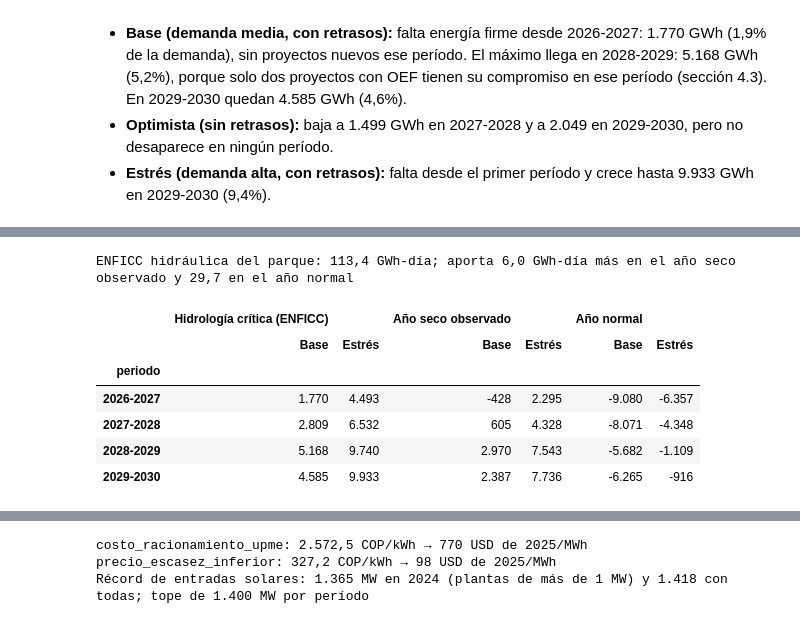
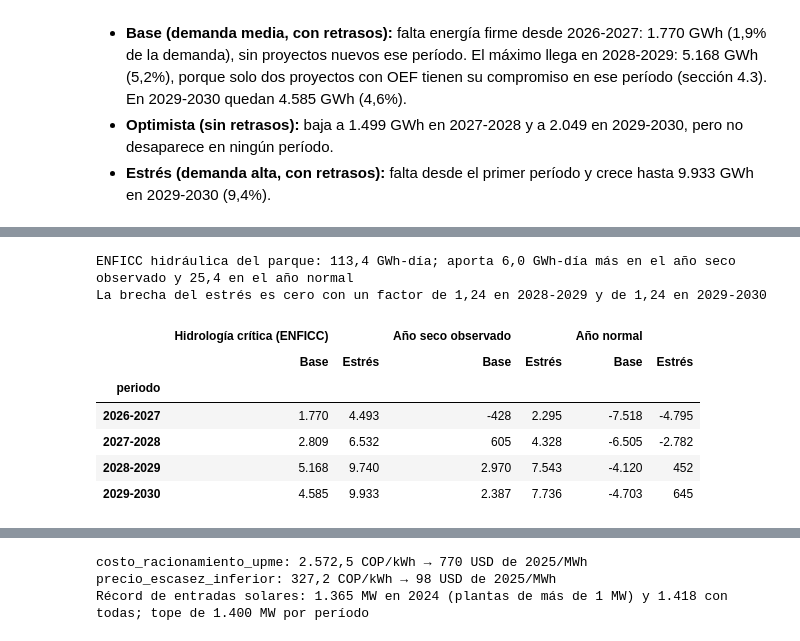
Before and after one commit to cterrassa/suficiencia-sin, a Jupyter notebook: Tutorial_Suficiencia_SIN.ipynb, the cells around one changed output, grey strips where cells are left out. Cells and saved outputs as stored; diff of their text form; code cells hidden in the pictures.

```diff
--- a/Tutorial_Suficiencia_SIN.ipynb
+++ b/Tutorial_Suficiencia_SIN.ipynb
@@ -1247,10 +1244,17 @@ hidro = leer("xm_hidraulica_periodos.csv")
 hidro["aportes_pct"] = 100 * hidro["aportes_gwh"] / hidro["aportes_media_hist_gwh"]
 hidro["condicion"] = pd.cut(hidro["aportes_pct"], [-np.inf, 80, 110, np.inf], labels=["Seca", "Normal", "Húmeda"])
 hidro["generacion_sobre_enficc"] = hidro["generacion_hidraulica_gwh"] / hidro["dias"] / hidro["enficc_hidraulica_gwh_dia"]
+# Meses de cada período con El Niño, según las fases del ONI de la sección 2.3
+hidro["meses_nino"] = (hidro["periodo"].map(oni[oni["fase"] == "El Niño"].groupby(periodo_cxc(oni["mes"])).size())
+                       .fillna(0).astype(int))
 FACTOR_ANO_SECO = hidro.loc[hidro["condicion"] == "Seca", "generacion_sobre_enficc"].median()
 FACTOR_ANO_NORMAL = hidro.loc[hidro["condicion"] == "Normal", "generacion_sobre_enficc"].median()
 print(f"{len(hidro)} períodos completos desde 2010-2011; la hidráulica generó {es(FACTOR_ANO_SECO, 2)} veces su ENFICC "
       f"en los secos y {es(FACTOR_ANO_NORMAL, 2)} en los normales (medianas)")
-display(hidro.set_index("periodo")[["aportes_pct", "condicion", "generacion_sobre_enficc"]].round(2))
+# Qué tanto depende la mediana de los normales de un solo período: se quita uno a la vez
+normales = hidro[hidro["condicion"] == "Normal"].set_index("periodo")["generacion_sobre_enficc"]
+sin_uno = [normales.drop(p).median() for p in normales.index]
+print(f"Mediana de los normales si se deja un período por fuera: de {es(min(sin_uno), 2)} a {es(max(sin_uno), 2)}")
+display(hidro.set_index("periodo")[["aportes_pct", "condicion", "meses_nino", "generacion_sobre_enficc"]].round(2))
 hidro.groupby("condicion", observed=True)["generacion_sobre_enficc"].agg(["count", "min", "median", "max"]).round(2)
 # %% [output]
@@ -1279,27 +1285,32 @@ hidro.groupby("condicion", observed=True)["generacion_sobre_enficc"].agg(["count
 # %%
 ENFICC_HIDRAULICA = parque.loc[(parque["fuente"] == "ENFICC") & (parque["tecnologia"] == "hidraulica"), "firme_gwh_dia"].sum()
 
 
 def balance_hidrologia(escenario, factor):
     """Brecha (GWh por período) si la hidráulica con ENFICC aporta `factor` veces su ENFICC y lo demás queda como en el
     balance firme."""
     t = balance(escenario).set_index("periodo")
     return t["brecha_gwh"] - ENFICC_HIDRAULICA * (factor - 1) * t["dias"]
 
 
 print(f"ENFICC hidráulica del parque: {es(ENFICC_HIDRAULICA, 1)} GWh-día; aporta {es(ENFICC_HIDRAULICA * (FACTOR_ANO_SECO - 1), 1)} "
       f"GWh-día más en el año seco observado y {es(ENFICC_HIDRAULICA * (FACTOR_ANO_NORMAL - 1), 1)} en el año normal")
+# Con qué factor la brecha del estrés sería cero: brecha = ENFICC hidráulica × (factor − 1) × días
+equilibrio = 1 + balance("estres").set_index("periodo")["brecha_gwh"] / (ENFICC_HIDRAULICA * dias)
+print(f"La brecha del estrés es cero con un factor de {es(equilibrio[PERIODOS[2]], 2)} en {PERIODOS[2]} y de "
+      f"{es(equilibrio[PERIODOS[3]], 2)} en {PERIODOS[3]}")
 HIDROLOGIAS = {"Hidrología crítica (ENFICC)": 1.0, "Año seco observado": FACTOR_ANO_SECO, "Año normal": FACTOR_ANO_NORMAL}
 hidrologias = pd.concat({nombre: pd.DataFrame({NOMBRES_CORTOS[e]: balance_hidrologia(e, f) for e in ["base", "estres"]})
                          for nombre, f in HIDROLOGIAS.items()}, axis=1)
 hidrologias.round(0)
 # %% [output]
-ENFICC hidráulica del parque: 113,4 GWh-día; aporta 6,0 GWh-día más en el año seco observado y 29,7 en el año normal
+ENFICC hidráulica del parque: 113,4 GWh-día; aporta 6,0 GWh-día más en el año seco observado y 25,4 en el año normal
+La brecha del estrés es cero con un factor de 1,24 en 2028-2029 y de 1,24 en 2029-2030
 |  | Hidrología crítica (ENFICC) |  | Año seco observado |  | Año normal |  |
 |  | Base | Estrés | Base | Estrés | Base | Estrés |
 | periodo |  |  |  |  |  |  |
-| 2026-2027 | 1.770 | 4.493 | -428 | 2.295 | -9.080 | -6.357 |
-| 2027-2028 | 2.809 | 6.532 | 605 | 4.328 | -8.071 | -4.348 |
-| 2028-2029 | 5.168 | 9.740 | 2.970 | 7.543 | -5.682 | -1.109 |
-| 2029-2030 | 4.585 | 9.933 | 2.387 | 7.736 | -6.265 | -916 |
+| 2026-2027 | 1.770 | 4.493 | -428 | 2.295 | -7.518 | -4.795 |
+| 2027-2028 | 2.809 | 6.532 | 605 | 4.328 | -6.505 | -2.782 |
+| 2028-2029 | 5.168 | 9.740 | 2.970 | 7.543 | -4.120 | 452 |
+| 2029-2030 | 4.585 | 9.933 | 2.387 | 7.736 | -4.703 | 645 |
 # %% [markdown]
```
Also changed, not shown: parts of 39 cells of this notebook, 2 other files.
